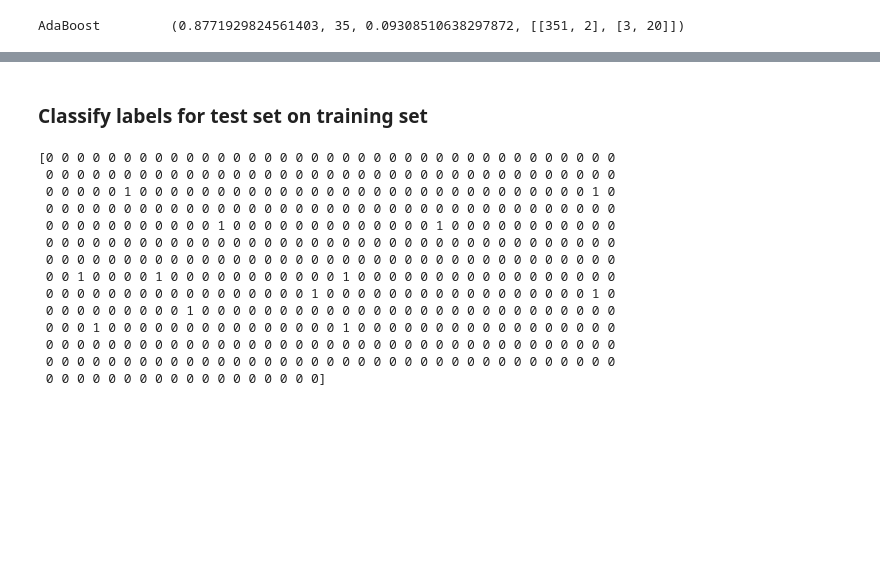
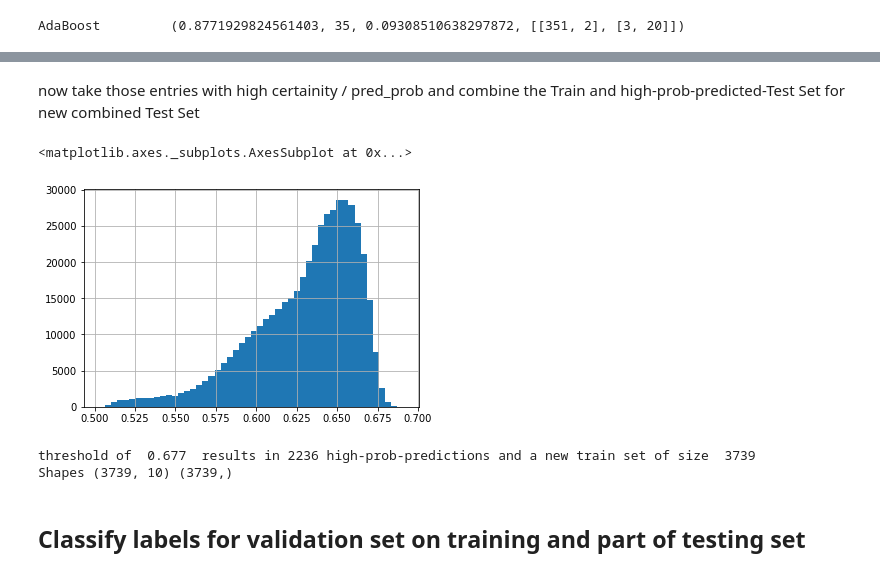
Before and after one commit to LackesLab/dmc2019, a Jupyter notebook: notebooks/semisupervised_learning_pseudo_labeling.ipynb, the cells around one changed output, grey strips where cells are left out. Saved outputs shown, nothing was run; the diff lists cells and outputs as text; code cells hidden in the pictures; blank space fills up the shorter version.

```diff
--- a/notebooks/semisupervised_learning_pseudo_labeling.ipynb
+++ b/notebooks/semisupervised_learning_pseudo_labeling.ipynb
@@ -32,9 +25,9 @@ operable program or batch file.
 # %% [markdown]
 Import Data:
 # %%
-df_train_original = pd.read_csv("../data/train_new.csv", sep="|")
-df_val_original = pd.read_csv("../data/val_new.csv", sep="|")
-df_test_original = pd.read_csv("../data/test.csv", sep="|")
+df_train_original = pd.read_csv("train_new.csv", sep="|")
+df_val_original = pd.read_csv("val_new.csv", sep="|")
+df_test_original = pd.read_csv("test.csv", sep="|")
 df_train_original.head(2)
 # %% [output]
 |  | trustLevel | totalScanTimeInSeconds | grandTotal | lineItemVoids | scansWithoutRegistration | ... |
@@ -97,21 +128,40 @@ AdaBoost         (0.8771929824561403, 35, 0.09308510638297872, [[351, 2], [3, 20
+# %% [markdown]
+now take those entries with high certainity / pred_prob and combine the Train and high-prob-predicted-Test Set for new combined Test Set
+# %%
+df_test_y["pred_prob"].hist(bins=50)
+# %% [output]
+<matplotlib.axes._subplots.AxesSubplot at 0x...>
+[figure, added]
+# %%
+threshold = 0.677 # the lower this number is the higher the amount of test data we add to our train set will be.
+
+
+def get_train_new(threshold):
+  df_test_y_new = df_test_y[df_test_y.pred_prob > threshold]
+  # print("size of labeled test set with high proba:", len(df_test_y_new))
+
+  # append safe predictions y to their X
+  df_test_new = df_test_y_new[["fraud"]].join(df_test_X)
+  df_test_new.head(3)
+
+  # append the high-prob-labeled test set to our train set
+  df_train_new = pd.concat([df_train,df_test_new], ignore_index=True, sort=False)
+  # print("size of new train:", len(df_train_new))
+
+  # convert dataframes to classifiable python lists
+  df_train_new_X = df_train_new.drop('fraud', axis=1)
+  df_train_new_y = df_train_new['fraud']
+  X_train_new, y_train_new = df_train_new_X.values, df_train_new_y.values
+
+  print("threshold of ",threshold," results in",len(df_test_y_new),"high-prob-predictions and a new train set of size ",len(df_train_new))
+
+  return X_train_new, y_train_new
+
+X_train_new, y_train_new = get_train_new(threshold)
+
+print("Shapes",X_train_new.shape, y_train_new.shape)
+# %% [output]
+threshold of  0.677  results in 2236 high-prob-predictions and a new train set of size  3739
+Shapes (3739, 10) (3739,)
 # %% [markdown]
-### Classify labels for test set on training set
+##  Classify labels for validation set on training and part of testing set
-# %%
-#classifier_adb.fit(X_train, y_train)
-y_test = classifier_adb.predict(X_test)
-print(y_test[1:500])
-# %% [output]
-[0 0 0 0 0 0 0 0 0 0 0 0 0 0 0 0 0 0 0 0 0 0 0 0 0 0 0 0 0 0 0 0 0 0 0 0 0
- 0 0 0 0 0 0 0 0 0 0 0 0 0 0 0 0 0 0 0 0 0 0 0 0 0 0 0 0 0 0 0 0 0 0 0 0 0
- 0 0 0 0 0 1 0 0 0 0 0 0 0 0 0 0 0 0 0 0 0 0 0 0 0 0 0 0 0 0 0 0 0 0 0 1 0
- 0 0 0 0 0 0 0 0 0 0 0 0 0 0 0 0 0 0 0 0 0 0 0 0 0 0 0 0 0 0 0 0 0 0 0 0 0
- 0 0 0 0 0 0 0 0 0 0 0 1 0 0 0 0 0 0 0 0 0 0 0 0 0 1 0 0 0 0 0 0 0 0 0 0 0
- 0 0 0 0 0 0 0 0 0 0 0 0 0 0 0 0 0 0 0 0 0 0 0 0 0 0 0 0 0 0 0 0 0 0 0 0 0
- 0 0 0 0 0 0 0 0 0 0 0 0 0 0 0 0 0 0 0 0 0 0 0 0 0 0 0 0 0 0 0 0 0 0 0 0 0
- 0 0 1 0 0 0 0 1 0 0 0 0 0 0 0 0 0 0 0 1 0 0 0 0 0 0 0 0 0 0 0 0 0 0 0 0 0
- 0 0 0 0 0 0 0 0 0 0 0 0 0 0 0 0 0 1 0 0 0 0 0 0 0 0 0 0 0 0 0 0 0 0 0 1 0
- 0 0 0 0 0 0 0 0 0 1 0 0 0 0 0 0 0 0 0 0 0 0 0 0 0 0 0 0 0 0 0 0 0 0 0 0 0
- 0 0 0 1 0 0 0 0 0 0 0 0 0 0 0 0 0 0 0 1 0 0 0 0 0 0 0 0 0 0 0 0 0 0 0 0 0
- 0 0 0 0 0 0 0 0 0 0 0 0 0 0 0 0 0 0 0 0 0 0 0 0 0 0 0 0 0 0 0 0 0 0 0 0 0
- 0 0 0 0 0 0 0 0 0 0 0 0 0 0 0 0 0 0 0 0 0 0 0 0 0 0 0 0 0 0 0 0 0 0 0 0 0
- 0 0 0 0 0 0 0 0 0 0 0 0 0 0 0 0 0 0]
```
Also changed, not shown: parts of 13 cells of this notebook.
